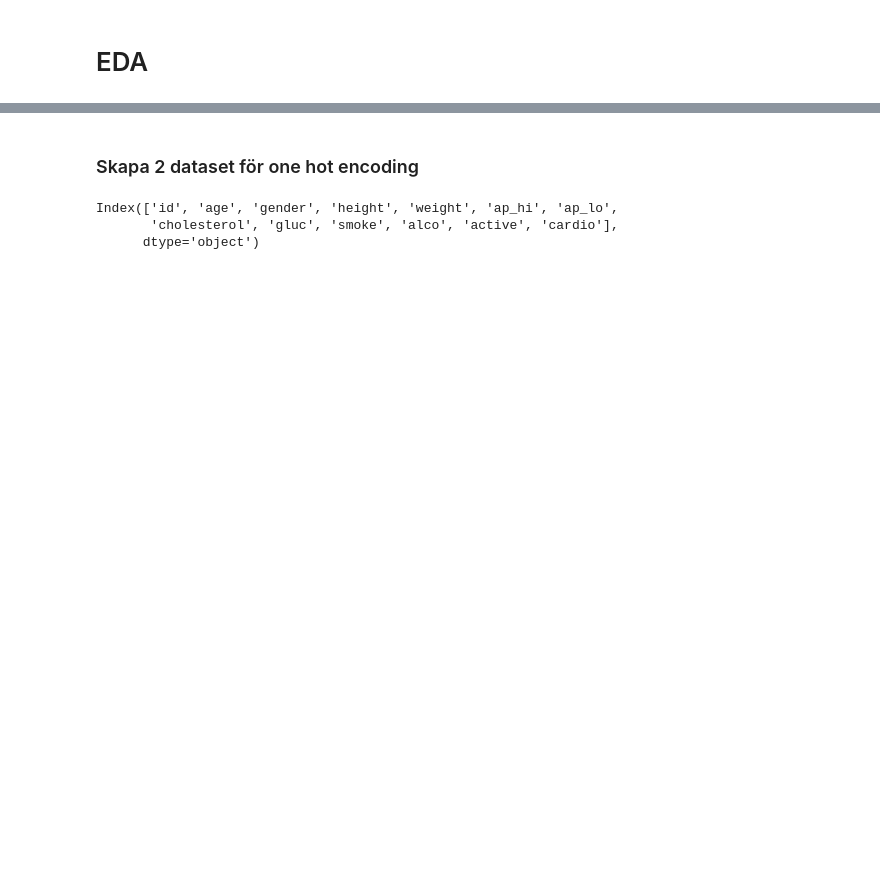
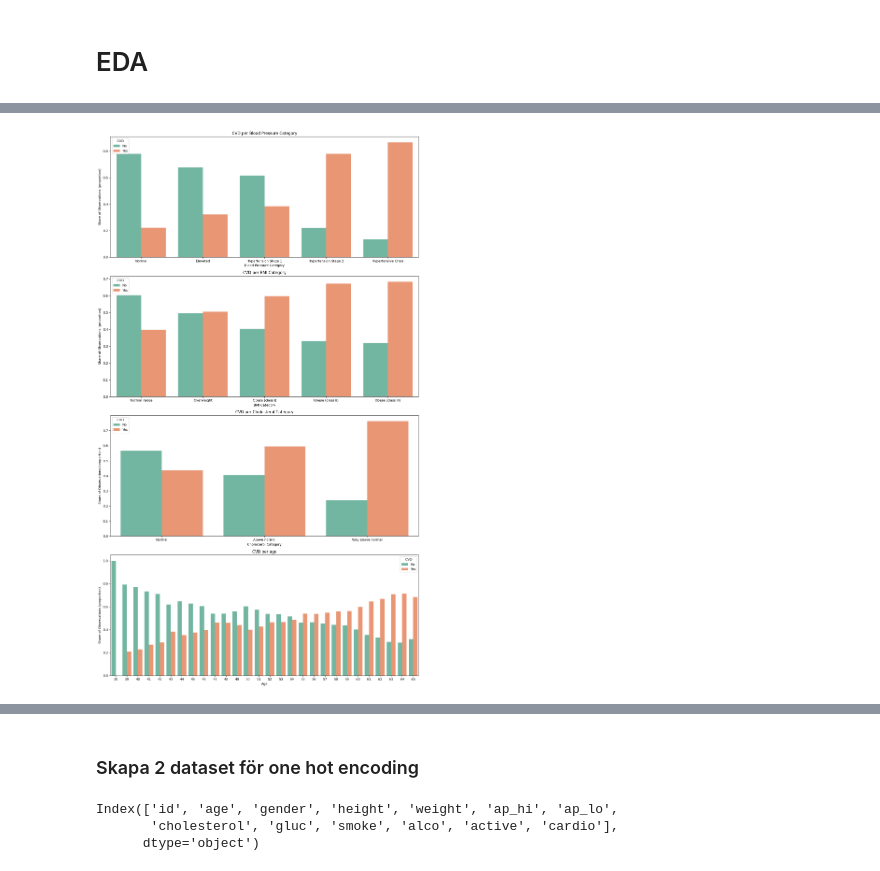
Before and after one commit to PaerBrady/Machine-learning-AI24, a Jupyter notebook: LaborationML.ipynb, the cells around one changed output, grey strips where cells are left out. Drawn from its saved outputs; the diff is of its cells as text; code cells hidden in the pictures; blank space fills up the shorter version.

```diff
--- a/LaborationML.ipynb
+++ b/LaborationML.ipynb
@@ -720,0 +342,97 @@ Ser inga supersyarka korrleationer utöver vikt och BMI aóch att sytolsiknt och
+# %%
+# tilldela kategorier för kolumnen "cholesterol"
+conditions = [
+    (df_cardio["cholesterol"] == 1),
+    (df_cardio["cholesterol"] == 2),
+    (df_cardio["cholesterol"] == 3)
+]
+categories = [
+    "Normal",
+    "Above normal",
+    "Way above normal"
+]
+
+df_cardio["cholesterol_cat"] = np.select(conditions, categories, default="Out of range")
+# %%
+fig, axes = plt.subplots(4, 1, figsize=(14, 24))
+
+# Ändra ordning för mer överskådlighet
+order_bp = ["Normal", "Elevated", "Hypertension Stage 1", "Hypertension Stage 2", "Hypertensive Crisis"]
+order_BMI = ["Normal range", "Overweight", "Obese (class I)", "Obese (class II)", "Obese (class III)"]
+order_chol = ["Normal", "Above normal", "Way above normal"]
+
+
+
+# Subplot 1: Räkna ut andel sjuka per blodtryckskategori
+grouped = df_cardio.groupby(["bp_category", "CVD"]).size().reset_index(name="count")
+totals = grouped.groupby("bp_category")["count"].transform("sum") # Kodhjälp: https://stackoverflow.com/questions/23377108/pandas-percentage-of-total-with-groupby
+grouped["proportion"] = grouped["count"] / totals
+
+sns.barplot(
+    x="bp_category",
+    y="proportion",
+    hue="CVD",
+    data=grouped,
+    palette="Set2", # Färg-palett: https://seaborn.pydata.org/tutorial/color_palettes.html
+    ax=axes[0],
+    order=order_bp
+)
+axes[0].set_title("CVD per Blood Pressure Category")
+axes[0].set_xlabel("Blood Pressure Category")
+axes[0].set_ylabel("Share of Observations (proportion)")
+
+# Subplot 2: Räkna ut andel sjuka per BMI
+grouped_bmi = df_cardio.groupby(["BMI_Cat", "CVD"]).size().reset_index(name="count")
+totals_bmi = grouped_bmi.groupby("BMI_Cat")["count"].transform("sum")
+grouped_bmi["proportion"] = grouped_bmi["count"] / totals_bmi
+sns.barplot(
+    x="BMI_Cat",
+    y="proportion",
+    hue="CVD",
+    data=grouped_bmi,
+    palette="Set2",
+    ax=axes[1],
+    order=order_BMI
+)
+axes[1].set_title("CVD per BMI Category")
+axes[1].set_xlabel("BMI Category")
+axes[1].set_ylabel("Share of Observations (proportion)")
+
+# Subplot 3: Räkna ut andel sjuka per kolesterolnivå
+grouped_chol = df_cardio.groupby(["cholesterol_cat", "CVD"]).size().reset_index(name="count")
+totals_chol = grouped_chol.groupby("cholesterol_cat")["count"].transform("sum")
+grouped_chol["proportion"] = grouped_chol["count"] / totals_chol
+sns.barplot(
+    x="cholesterol_cat",
+    y="proportion",
+    hue="CVD",
+    data=grouped_chol,
+    palette="Set2",
+    ax=axes[2],
+    order=order_chol
+)
+axes[2].set_title("CVD per Cholesterol Category")
+axes[2].set_xlabel("Cholesterol Category")
+axes[2].set_ylabel("Share of Observations (proportion)")
+
+# Subplot 4: Räkna ut andel sjuka per ålder
+grouped_age = df_cardio.groupby(["age_years", "CVD"]).size().reset_index(name="count")
+totals_age = grouped_age.groupby("age_years")["count"].transform("sum")
+grouped_age["proportion"] = grouped_age["count"] / totals_age
+sns.barplot(
+    x="age_years",
+    y="proportion",
+    hue="CVD",
+    data=grouped_age,
+    palette="Set2",
+    ax=axes[3]
+)
+
+axes[3].set_title("CVD per age")
+axes[3].set_xlabel("Age")
+axes[3].set_ylabel("Share of Observations (proportion)")
+
+plt.tight_layout()
+plt.show()
+# %% [output]
+[figure, added]
```
Also changed, not shown: parts of 107 cells of this notebook, 2 other files.
